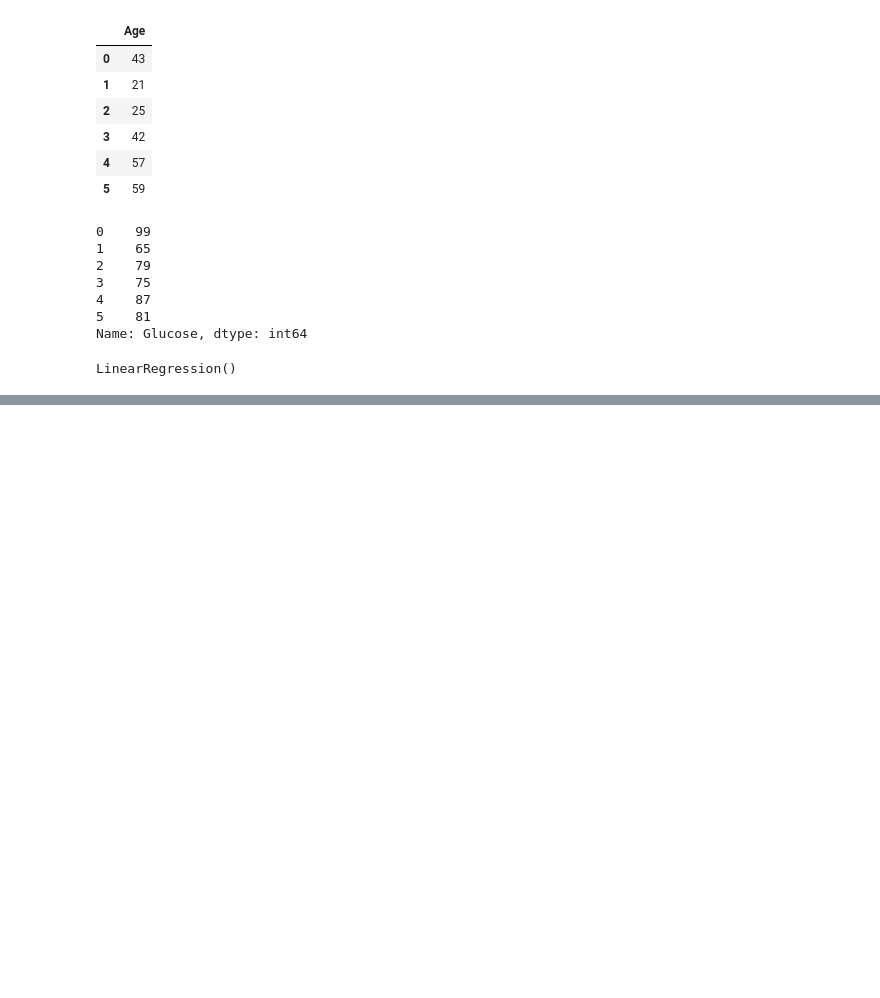
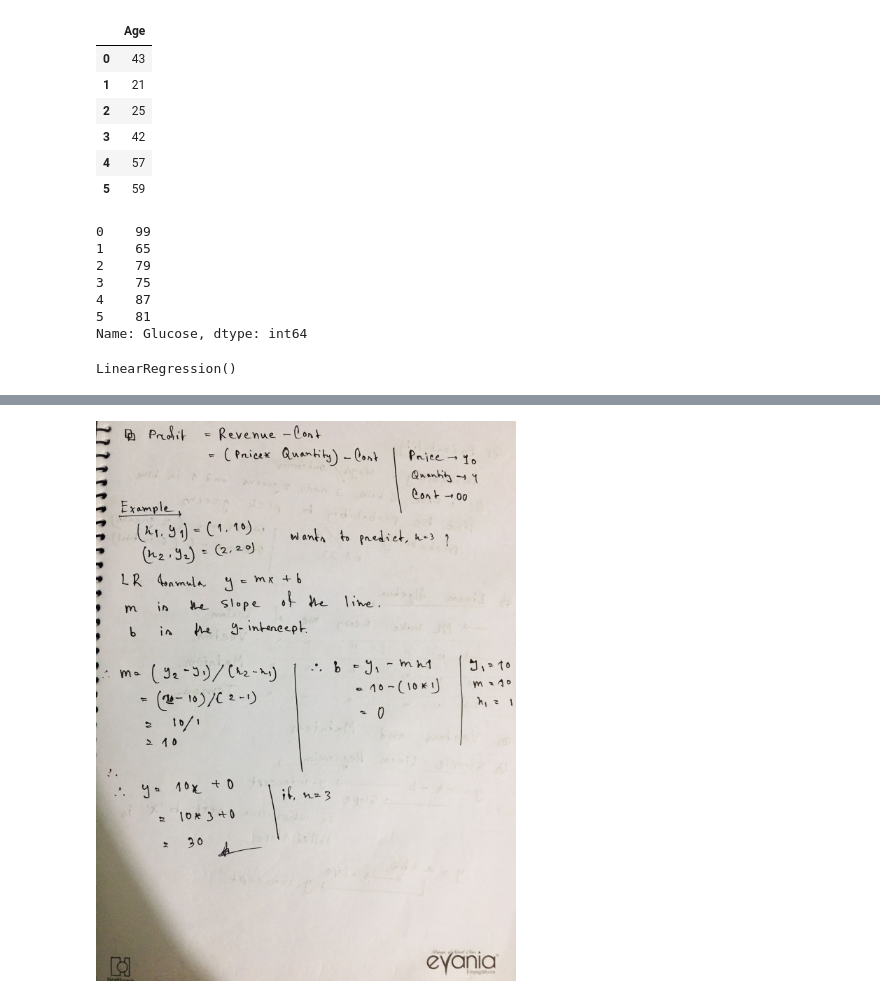
Before and after one commit to jabedkhanjb/Project-Class-TMU, a Jupyter notebook: Jupyter Notebook/C5 ML Prediction & Evaluation/Linear Regression.ipynb, the cells around one changed output, grey strips where cells are left out. Saved outputs shown, nothing was run; the diff lists cells and outputs as text; code cells hidden in the pictures; blank space fills up the shorter version.

```diff
--- a/Jupyter Notebook/C5 ML Prediction & Evaluation/Linear Regression.ipynb
+++ b/Jupyter Notebook/C5 ML Prediction & Evaluation/Linear Regression.ipynb
@@ -60,0 +64,4 @@ array([81.7062458])
+# %%
+display.Image("IMG/1.jpg")
+# %% [output]
+[figure, added]
```
Also changed, not shown: parts of 13 cells of this notebook, 5 other files.
